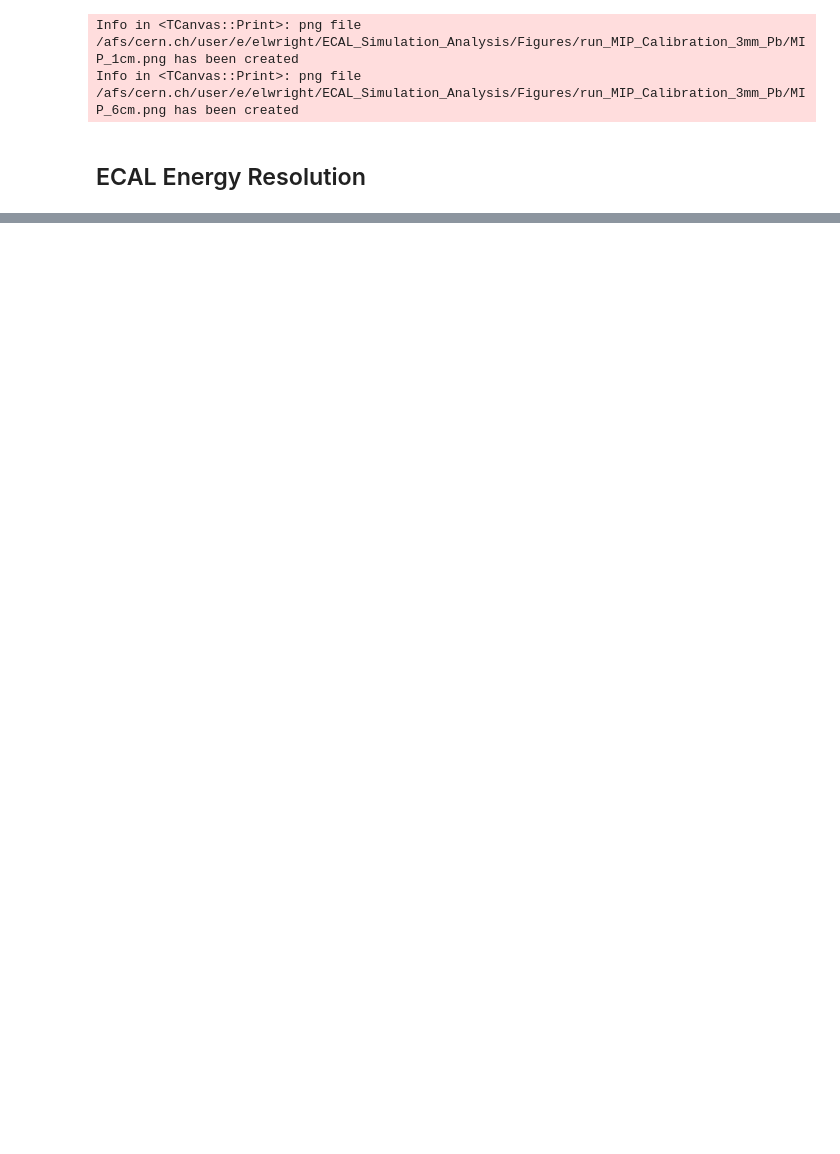
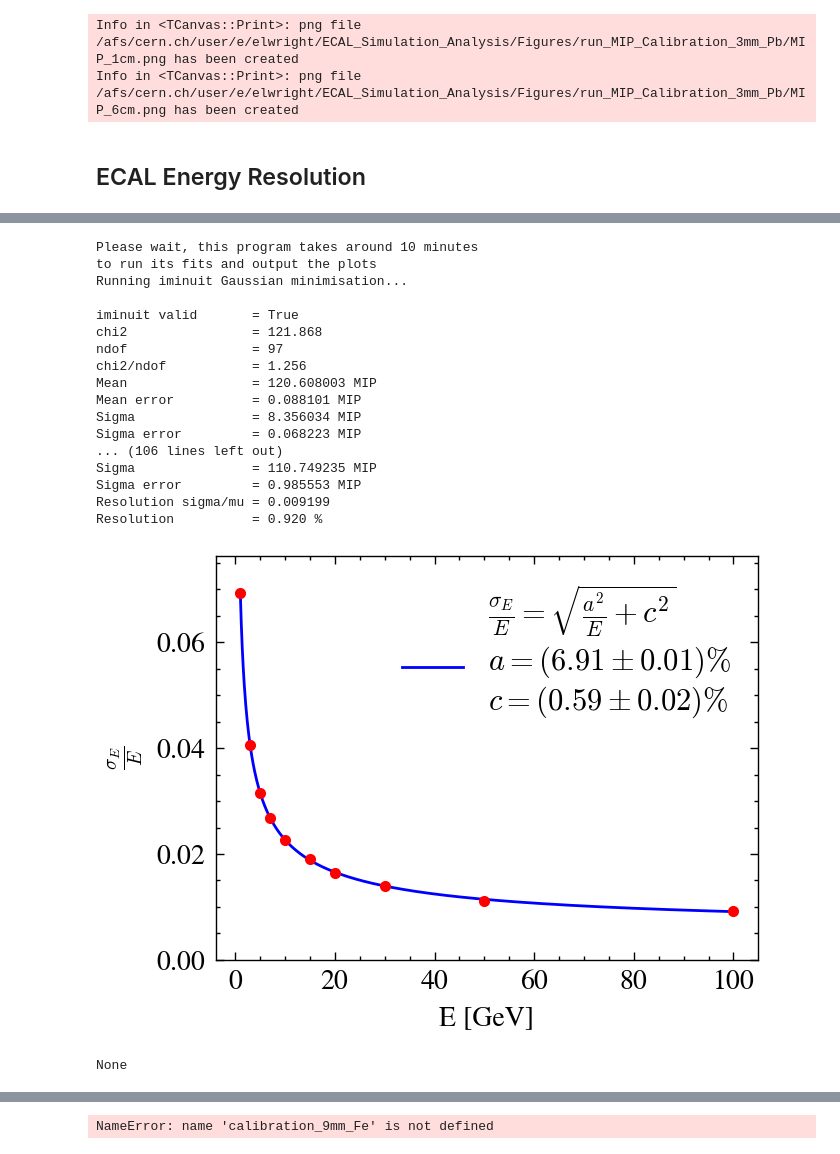
Before and after one commit to ElliottPWright/ECAL_Simulation_Analysis, a Jupyter notebook: Python/GeoModelSplitCal_Extraction.ipynb, the cells around one changed output, grey strips where cells are left out. Saved outputs shown, nothing was run; the diff lists cells and outputs as text; code cells hidden in the pictures; blank space fills up the shorter version.

```diff
--- a/Python/GeoModelSplitCal_Extraction.ipynb
+++ b/Python/GeoModelSplitCal_Extraction.ipynb
@@ -178,12 +200,32 @@ Info in <TCanvas::Print>: png file /afs/cern.ch/user/e/elwright/ECAL_Simulation_
 Info in <TCanvas::Print>: png file /afs/cern.ch/user/e/elwright/ECAL_Simulation_Analysis/Figures/ECAL_Resolution_3mm_Pb/electron_response_50000MeV.png has been created
 Info in <TCanvas::Print>: png file /afs/cern.ch/user/e/elwright/ECAL_Simulation_Analysis/Figures/ECAL_Resolution_3mm_Pb/electron_response_100000MeV.png has been created
 # %%
-# energies = np.array([5_000, 10_000, 20_000, 50_000, 100_000])
+energies = np.array([1_000, 3_000, 5_000, 7_000, 10_000, 15_000, 20_000, 30_000, 50_000, 100_000])
 
-# file_path =  r"/eos/experiment/ship/user/Mainz_Sim_Data/ewrightl/sim_runs/run_ECAL_Resolution_Gamma"
-# plotting_directory = r"/afs/cern.ch/user/e/elwright/ECAL_Simulation_Analysis/Figures/ECAL_Resolution_Gamma_3mm_Pb"
+file_path =  r"/eos/experiment/ship/user/Mainz_Sim_Data/ewrightl/sim_runs/run_ECAL_Resolution_Gamma"
+plotting_directory = r"/afs/cern.ch/user/e/elwright/ECAL_Simulation_Analysis/Figures/ECAL_Resolution_Gamma_3mm_Pb"
 
-# ECAL = ECAL_Resolution(file_path, plotting_directory, calibration_3mm_Pb[:,0])
+ECAL = ECAL_Resolution(file_path, plotting_directory, calibration_3mm_Pb[:,0])
 
-# results = ECAL.perform_fit(energies, plotting_directory)
-# print(results)
+results = ECAL.perform_fit(energies, plotting_directory)
+print(results)
+# %% [output]
+Please wait, this program takes around 10 minutes
+to run its fits and output the plots
+Running iminuit Gaussian minimisation...
+
+iminuit valid       = True
+chi2                = 121.868
+ndof                = 97
+chi2/ndof           = 1.256
+Mean                = 120.608003 MIP
+Mean error          = 0.088101 MIP
+Sigma               = 8.356034 MIP
+Sigma error         = 0.068223 MIP
+... (106 lines left out)
+Sigma               = 110.749235 MIP
+Sigma error         = 0.985553 MIP
+Resolution sigma/mu = 0.009199
+Resolution          = 0.920 %
+[figure, added]
+None
@@ -190,10 +242,12 @@ Info in <TCanvas::Print>: png file /afs/cern.ch/user/e/elwright/ECAL_Simulation_
 # %%
-# energies = np.array([5_000, 10_000, 20_000, 50_000, 100_000])
+energies = np.array([5_000, 10_000, 20_000, 50_000, 100_000])
 
-# file_path =  r"/eos/experiment/ship/user/Mainz_Sim_Data/vmahajan/fe_e-_runs"
-# plotting_directory = r"/afs/cern.ch/user/e/elwright/ECAL_Simulation_Analysis/Figures/ECAL_Resolution_9mm_Fe"
+file_path =  r"/eos/experiment/ship/user/Mainz_Sim_Data/vmahajan/fe_e-_runs"
+plotting_directory = r"/afs/cern.ch/user/e/elwright/ECAL_Simulation_Analysis/Figures/ECAL_Resolution_9mm_Fe"
 
-# ECAL = ECAL_Resolution(file_path, plotting_directory, calibration_9mm_Fe[:,0])
+ECAL = ECAL_Resolution(file_path, plotting_directory, calibration_9mm_Fe[:,0])
 
-# results = ECAL.perform_fit(energies, plotting_directory)
-# print(results)
+results = ECAL.perform_fit(energies, plotting_directory)
+print(results)
+# %% [output]
+NameError: name 'calibration_9mm_Fe' is not defined
```
Also changed, not shown: parts of 5 cells of this notebook, 1 other file.
